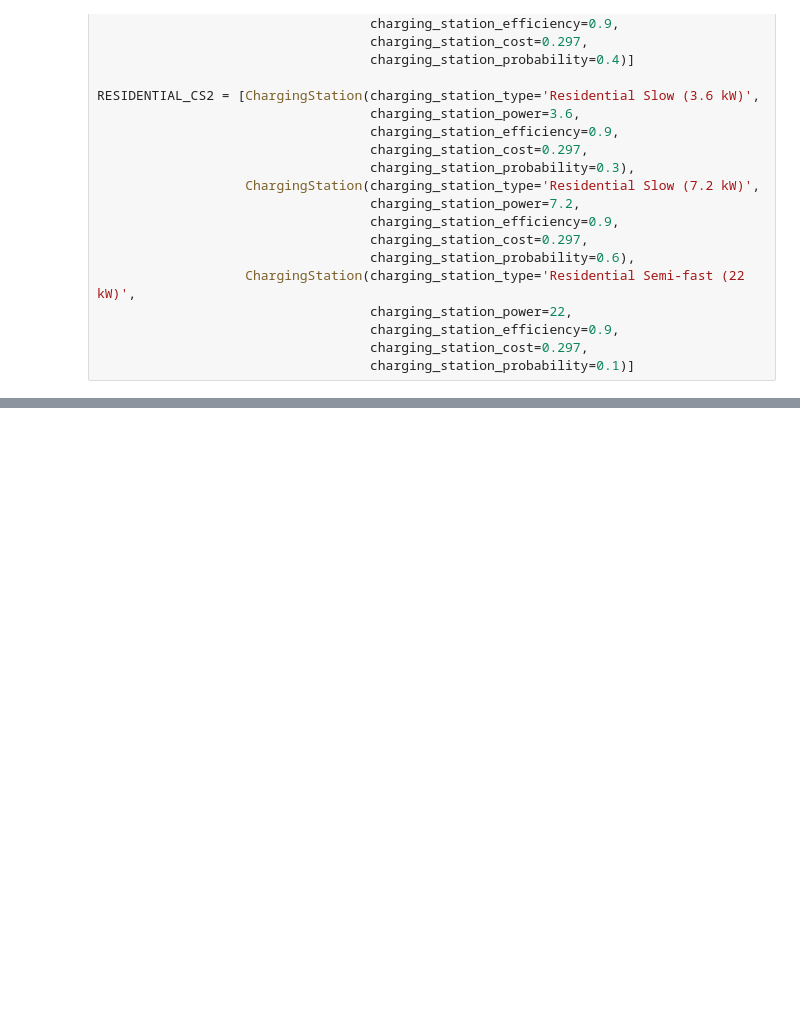
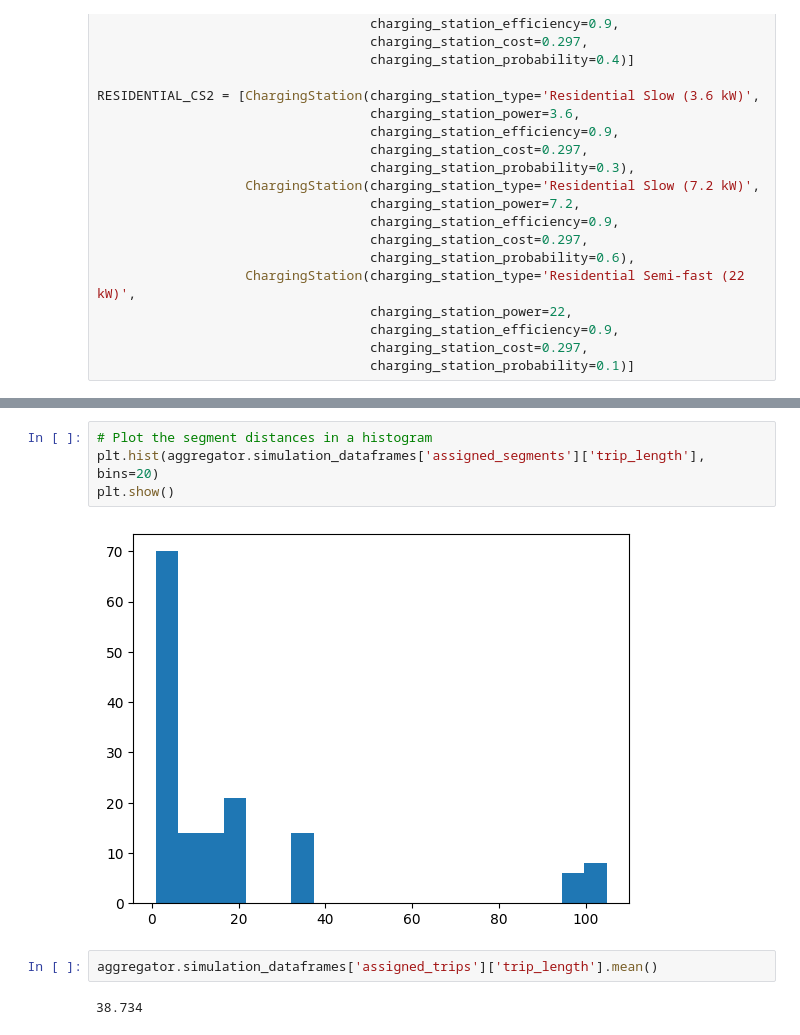
Before and after one commit to EV4EU/ev-profiling, a Jupyter notebook: ev-profiles.ipynb, the cells around one changed output, grey strips where cells are left out. Drawn from its saved outputs; the diff is of its cells as text; blank space fills up the shorter version.

```diff
--- a/ev-profiles.ipynb
+++ b/ev-profiles.ipynb
@@ -1877,0 +1505,10 @@ plt.show()
+# %%
+# Plot the segment distances in a histogram
+plt.hist(aggregator.simulation_dataframes['assigned_segments']['trip_length'], bins=20)
+plt.show()
+# %% [output]
+[figure, added]
+# %%
+aggregator.simulation_dataframes['assigned_trips']['trip_length'].mean()
+# %% [output]
+38.734
```
Also changed, not shown: parts of 49 cells of this notebook.
